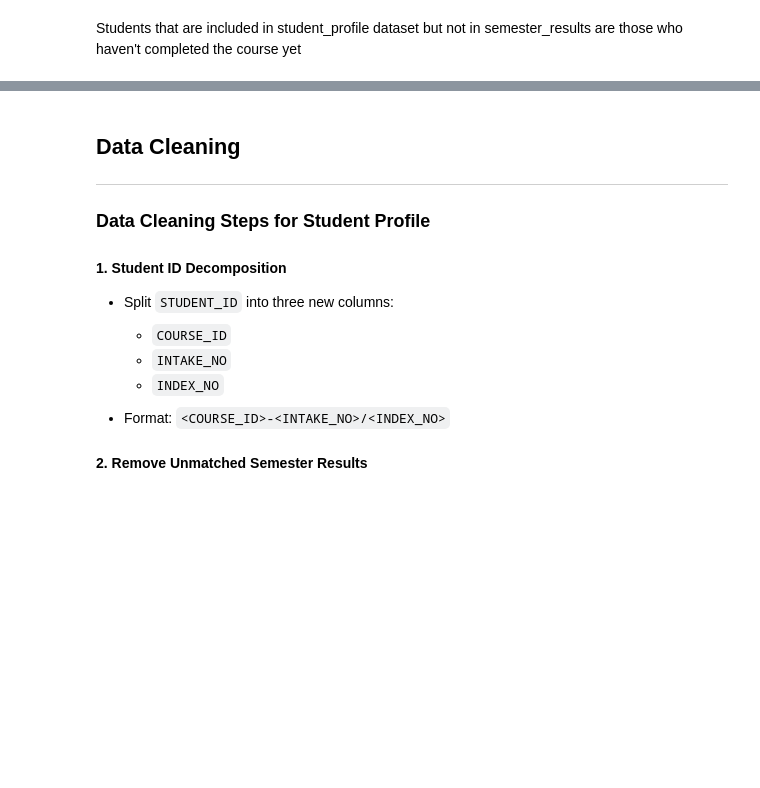
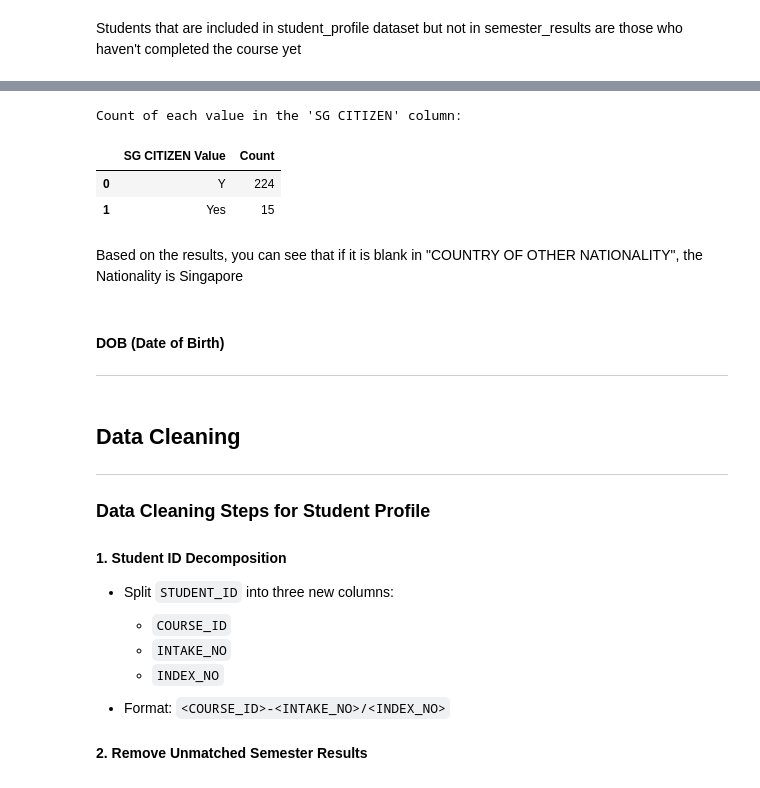
Before and after one commit to swamhtetg90/DAVI-CA2, a Jupyter notebook: data_cleaning.ipynb, the cells around one changed output, grey strips where cells are left out. Drawn from its saved outputs; the diff is of its cells as text; code cells hidden in the pictures; blank space fills up the shorter version.

```diff
--- a/data_cleaning.ipynb
+++ b/data_cleaning.ipynb
@@ -272,3 +330,23 @@ Students that are included in student_profile dataset but not in semester_result
+# %%
+# Count the occurrences of each value in the 'SG CITIZEN' column
+sg_citizen_counts = student_profiles['SG CITIZEN'].value_counts().reset_index()
+
+# Rename columns for clarity
+sg_citizen_counts.columns = ['SG CITIZEN Value', 'Count']
+
+# Display the counts
+print("Count of each value in the 'SG CITIZEN' column:")
+display(sg_citizen_counts)
+# %% [output]
+Count of each value in the 'SG CITIZEN' column:
+|  | SG CITIZEN Value | Count |
+| 0 | Y | 224 |
+| 1 | Yes | 15 |
+# %% [markdown]
+Based on the results, you can see that if it is blank in "COUNTRY OF OTHER NATIONALITY", the Nationality is Singapore
+# %% [markdown]
+#### DOB (Date of Birth)
+---
 # %% [markdown]
 ## Data Cleaning
 ---
```
Also changed, not shown: parts of 8 cells of this notebook.
